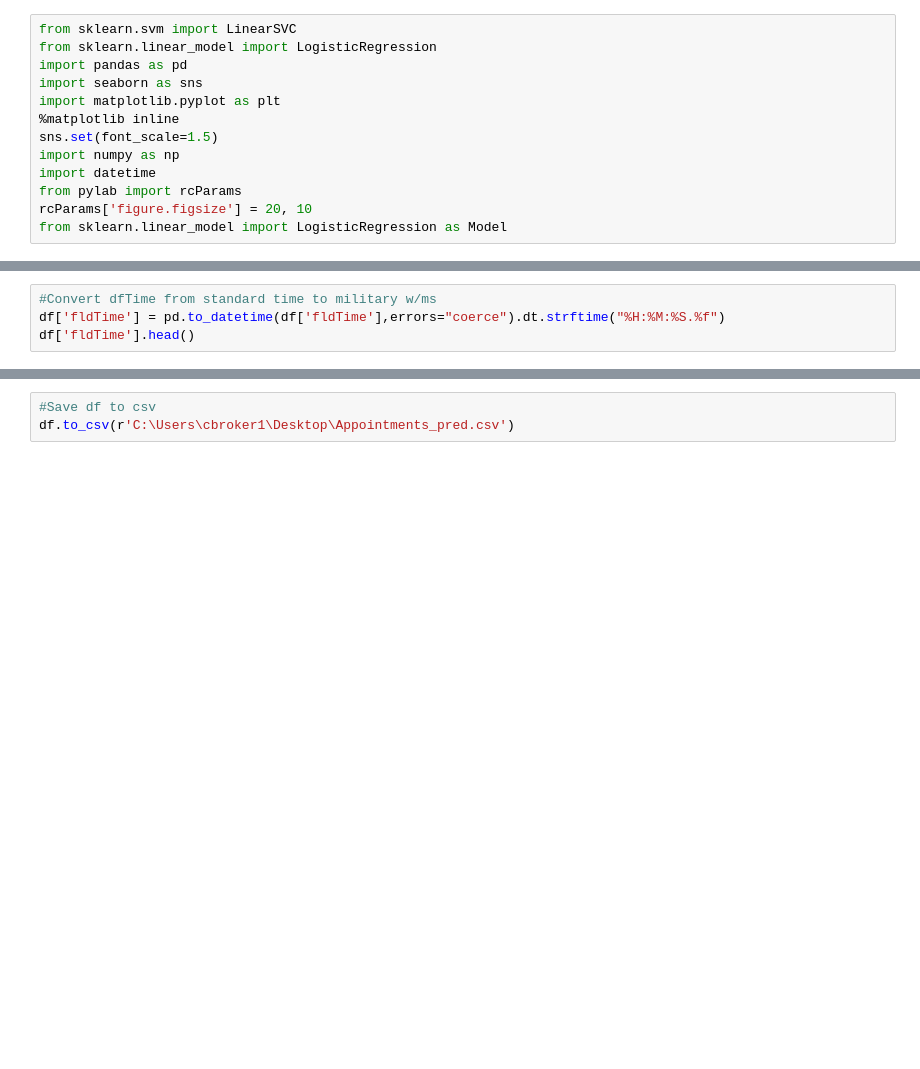
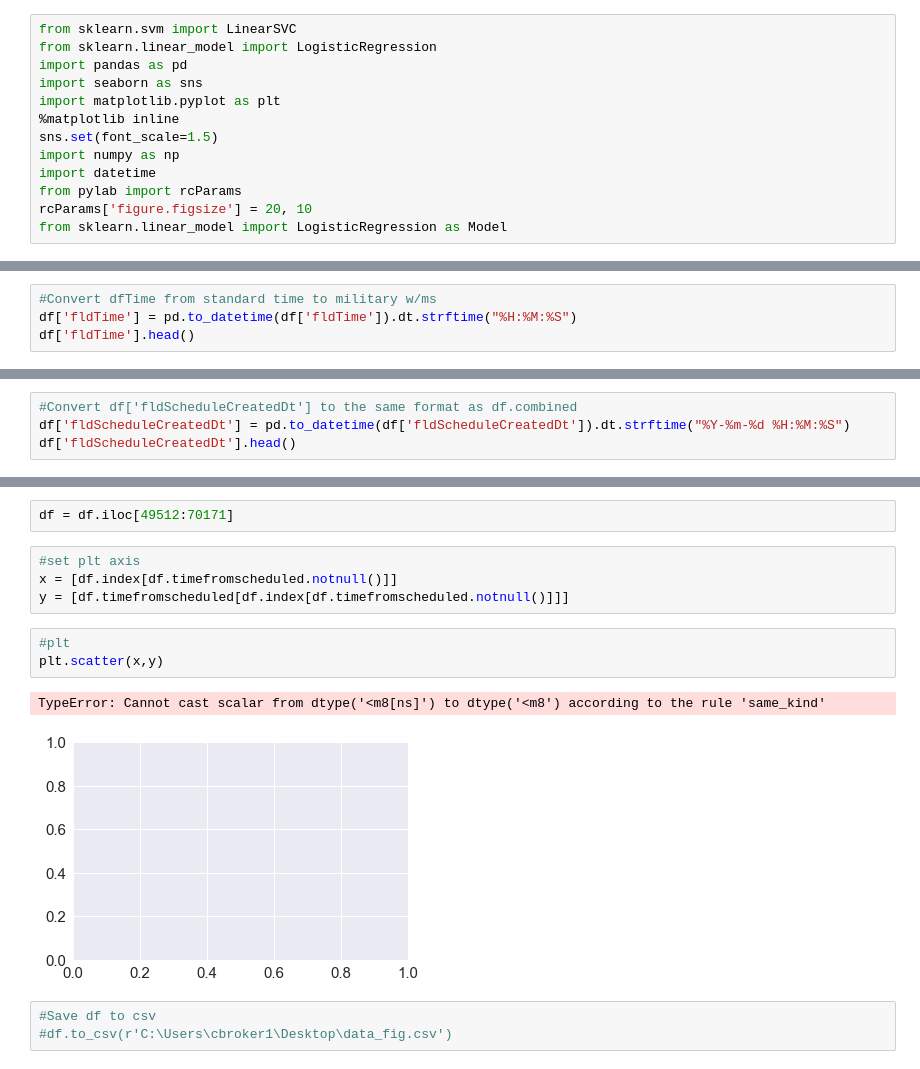
Before and after one commit to cbroker1/Work-Projects, a Jupyter notebook: No Show/NoShow Prediction Model.ipynb, the cells around one changed output, grey strips where cells are left out. Saved outputs shown, nothing was run; the diff lists cells and outputs as text; blank space fills up the shorter version.

```diff
--- a/No Show/NoShow Prediction Model.ipynb
+++ b/No Show/NoShow Prediction Model.ipynb
@@ -27,6 +47,6 @@ df['fldDate'].head()
 Name: fldDate, dtype: object
 # %%
 #Convert dfTime from standard time to military w/ms
-df['fldTime'] = pd.to_datetime(df['fldTime'],errors="coerce").dt.strftime("%H:%M:%S.%f")
+df['fldTime'] = pd.to_datetime(df['fldTime']).dt.strftime("%H:%M:%S")
 df['fldTime'].head()
 # %% [output]
@@ -49 +69,5 @@ df['combined'].head()
 Name: combined, dtype: object
+# %%
+#Convert df['fldScheduleCreatedDt'] to the same format as df.combined
+df['fldScheduleCreatedDt'] = pd.to_datetime(df['fldScheduleCreatedDt']).dt.strftime("%Y-%m-%d %H:%M:%S")
+df['fldScheduleCreatedDt'].head()
@@ -75,3 +99,15 @@ AttributeError: 'function' object has no attribute 'empty'
+# %%
+df = df.iloc[49512:70171]
+# %%
+#set plt axis
+x = [df.index[df.timefromscheduled.notnull()]]
+y = [df.timefromscheduled[df.index[df.timefromscheduled.notnull()]]]
+# %%
+#plt
+plt.scatter(x,y)
+# %% [output]
+TypeError: Cannot cast scalar from dtype('<m8[ns]') to dtype('<m8') according to the rule 'same_kind'
+[figure, added]
 # %%
 #Save df to csv
-df.to_csv(r'C:\Users\cbroker1\Desktop\Appointments_pred.csv')
+#df.to_csv(r'C:\Users\cbroker1\Desktop\data_fig.csv')
```
Also changed, not shown: parts of 11 cells of this notebook, 3 other files.
